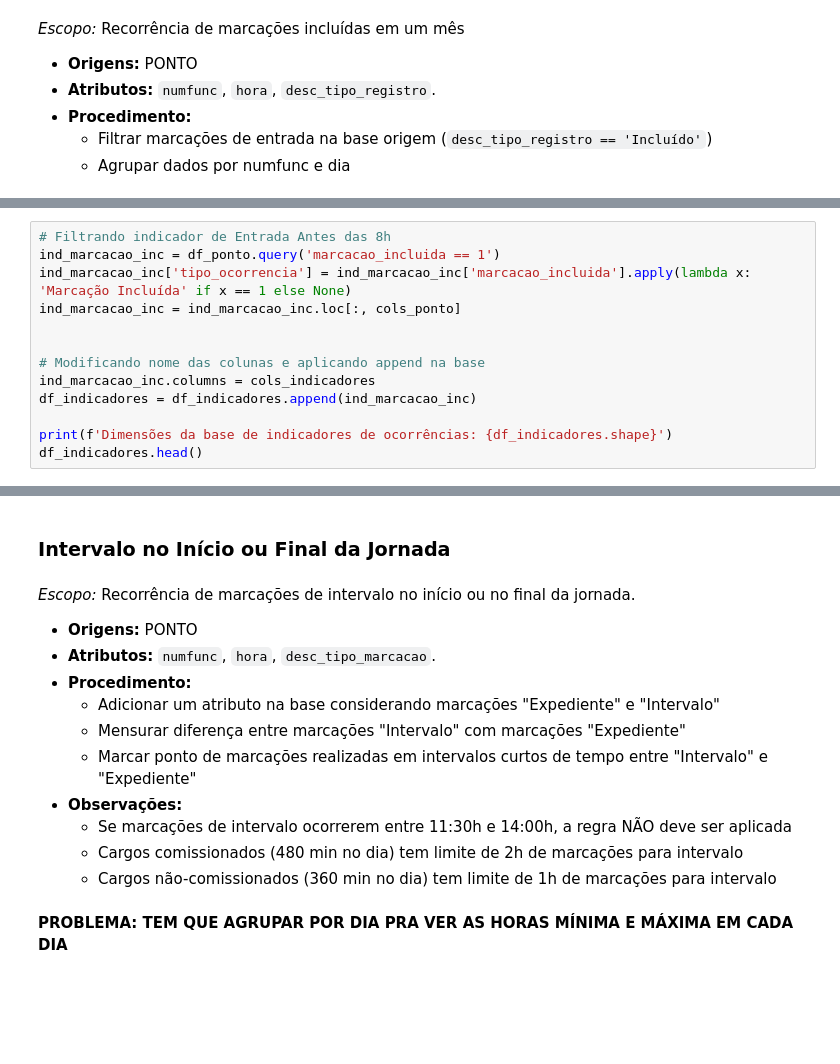
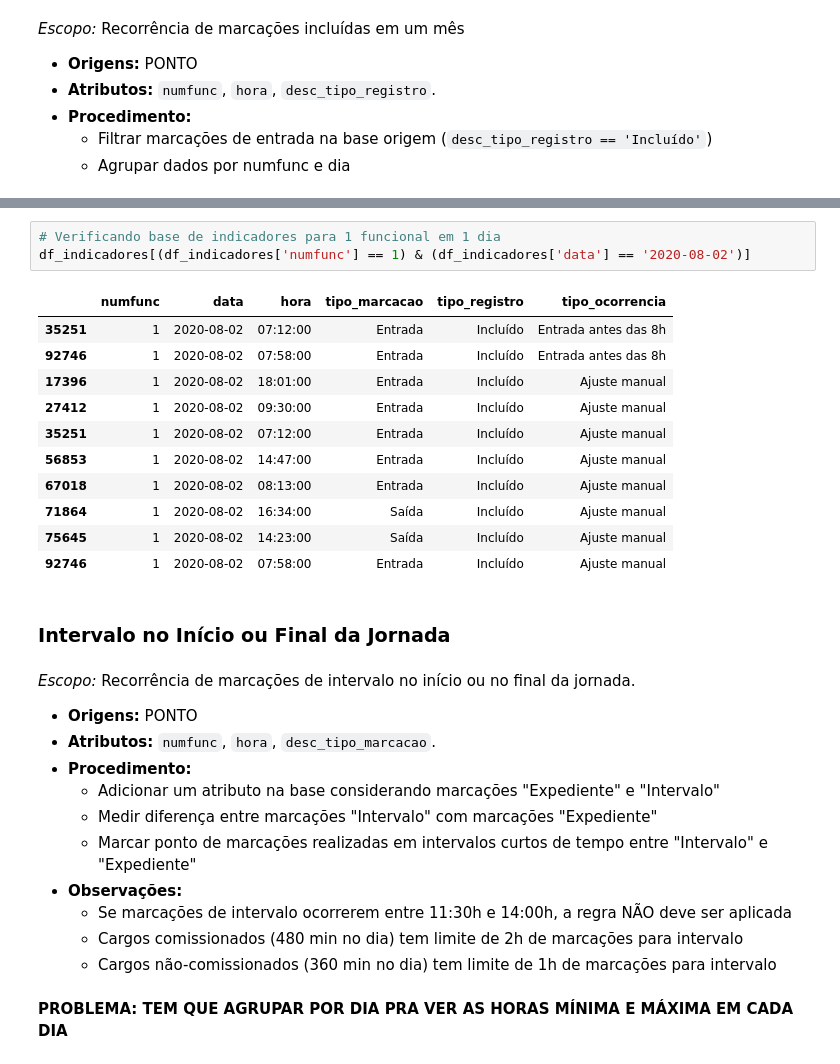
Before and after one commit to ThiagoPanini/programming_languages, a Jupyter notebook: bank-stuff/gt-trab/dev/python/testing_useful_functions.ipynb, the cells around one changed output, grey strips where cells are left out. Saved outputs shown, nothing was run; the diff lists cells and outputs as text; blank space fills up the shorter version.

```diff
--- a/bank-stuff/gt-trab/dev/python/testing_useful_functions.ipynb
+++ b/bank-stuff/gt-trab/dev/python/testing_useful_functions.ipynb
@@ -240,13 +340,0 @@ df_ponto.head()
-# %%
-# Filtrando indicador de Entrada Antes das 8h
-ind_marcacao_inc = df_ponto.query('marcacao_incluida == 1')
-ind_marcacao_inc['tipo_ocorrencia'] = ind_marcacao_inc['marcacao_incluida'].apply(lambda x: 'Marcação Incluída' if x == 1 else None)
-ind_marcacao_inc = ind_marcacao_inc.loc[:, cols_ponto]
-
-
-# Modificando nome das colunas e aplicando append na base
-ind_marcacao_inc.columns = cols_indicadores
-df_indicadores = df_indicadores.append(ind_marcacao_inc)
-
-print(f'Dimensões da base de indicadores de ocorrências: {df_indicadores.shape}')
-df_indicadores.head()
@@ -275,3 +341,18 @@ df_indicadores.groupby(by=['numfunc', 'tipo_ocorrencia'], as_index=False).count(
+# %%
+# Verificando base de indicadores para 1 funcional em 1 dia
+df_indicadores[(df_indicadores['numfunc'] == 1) & (df_indicadores['data'] == '2020-08-02')]
+# %% [output]
+|  | numfunc | data | hora | tipo_marcacao | tipo_registro | tipo_ocorrencia |
+| 35251 | 1 | 2020-08-02 | 07:12:00 | Entrada | Incluído | Entrada antes das 8h |
+| 92746 | 1 | 2020-08-02 | 07:58:00 | Entrada | Incluído | Entrada antes das 8h |
+| 17396 | 1 | 2020-08-02 | 18:01:00 | Entrada | Incluído | Ajuste manual |
+| 27412 | 1 | 2020-08-02 | 09:30:00 | Entrada | Incluído | Ajuste manual |
+| 35251 | 1 | 2020-08-02 | 07:12:00 | Entrada | Incluído | Ajuste manual |
+| 56853 | 1 | 2020-08-02 | 14:47:00 | Entrada | Incluído | Ajuste manual |
+| 67018 | 1 | 2020-08-02 | 08:13:00 | Entrada | Incluído | Ajuste manual |
+| 71864 | 1 | 2020-08-02 | 16:34:00 | Saída | Incluído | Ajuste manual |
+| 75645 | 1 | 2020-08-02 | 14:23:00 | Saída | Incluído | Ajuste manual |
+| 92746 | 1 | 2020-08-02 | 07:58:00 | Entrada | Incluído | Ajuste manual |
 # %% [markdown]
 ### Intervalo no Início ou Final da Jornada
 # %% [markdown]
@@ -281,7 +362,7 @@ _Escopo:_ Recorrência de marcações de intervalo no início ou no final da jor
 * **Atributos:** `numfunc`, `hora`, `desc_tipo_marcacao`.
 * **Procedimento:**
      - Adicionar um atributo na base considerando marcações "Expediente" e "Intervalo"
-     - Mensurar diferença entre marcações "Intervalo" com marcações "Expediente"
+     - Medir diferença entre marcações "Intervalo" com marcações "Expediente"
      - Marcar ponto de marcações realizadas em intervalos curtos de tempo entre "Intervalo" e "Expediente"
 * **Observações:**
     - Se marcações de intervalo ocorrerem entre 11:30h e 14:00h, a regra NÃO deve ser aplicada
```
Also changed, not shown: parts of 19 cells of this notebook.
